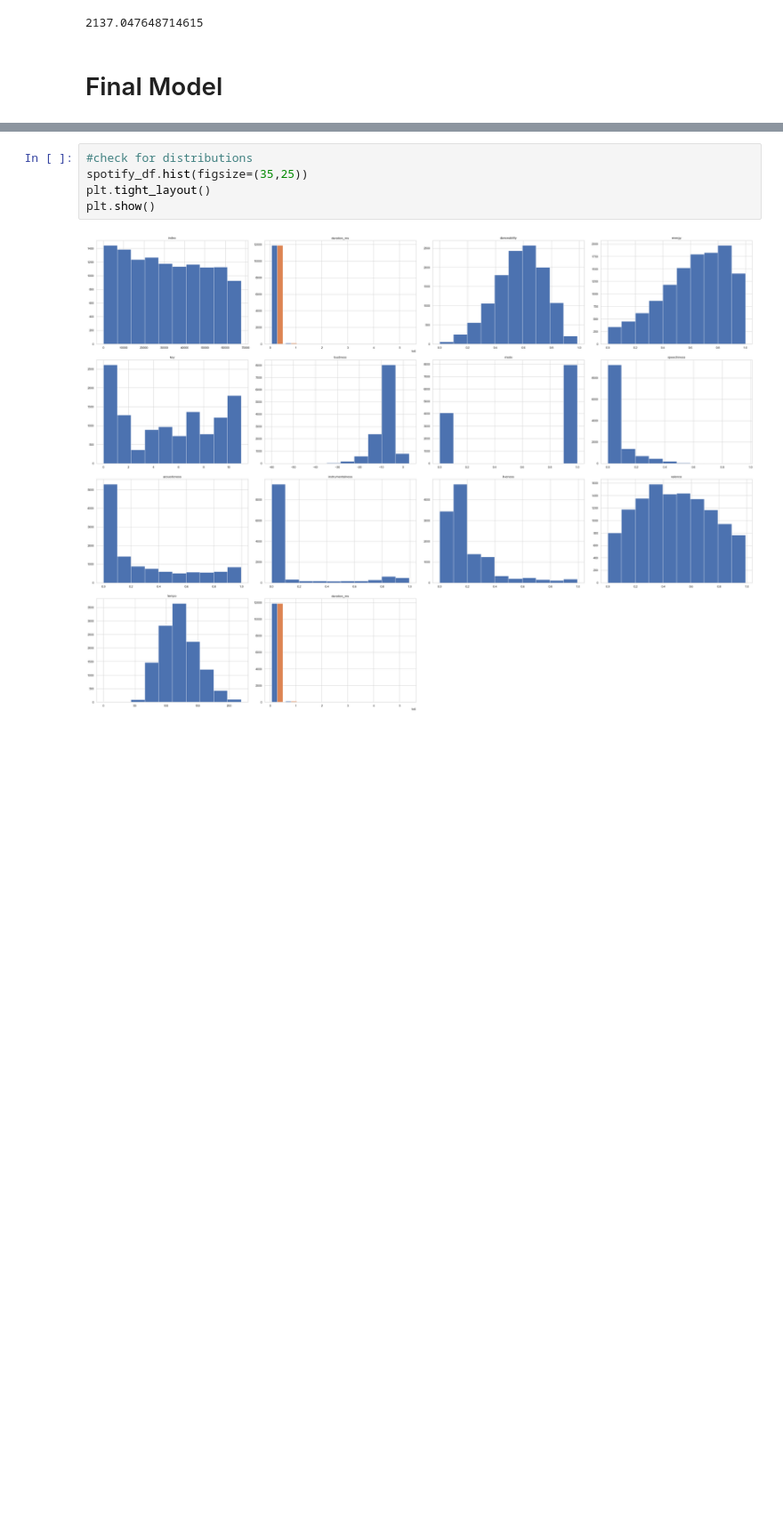
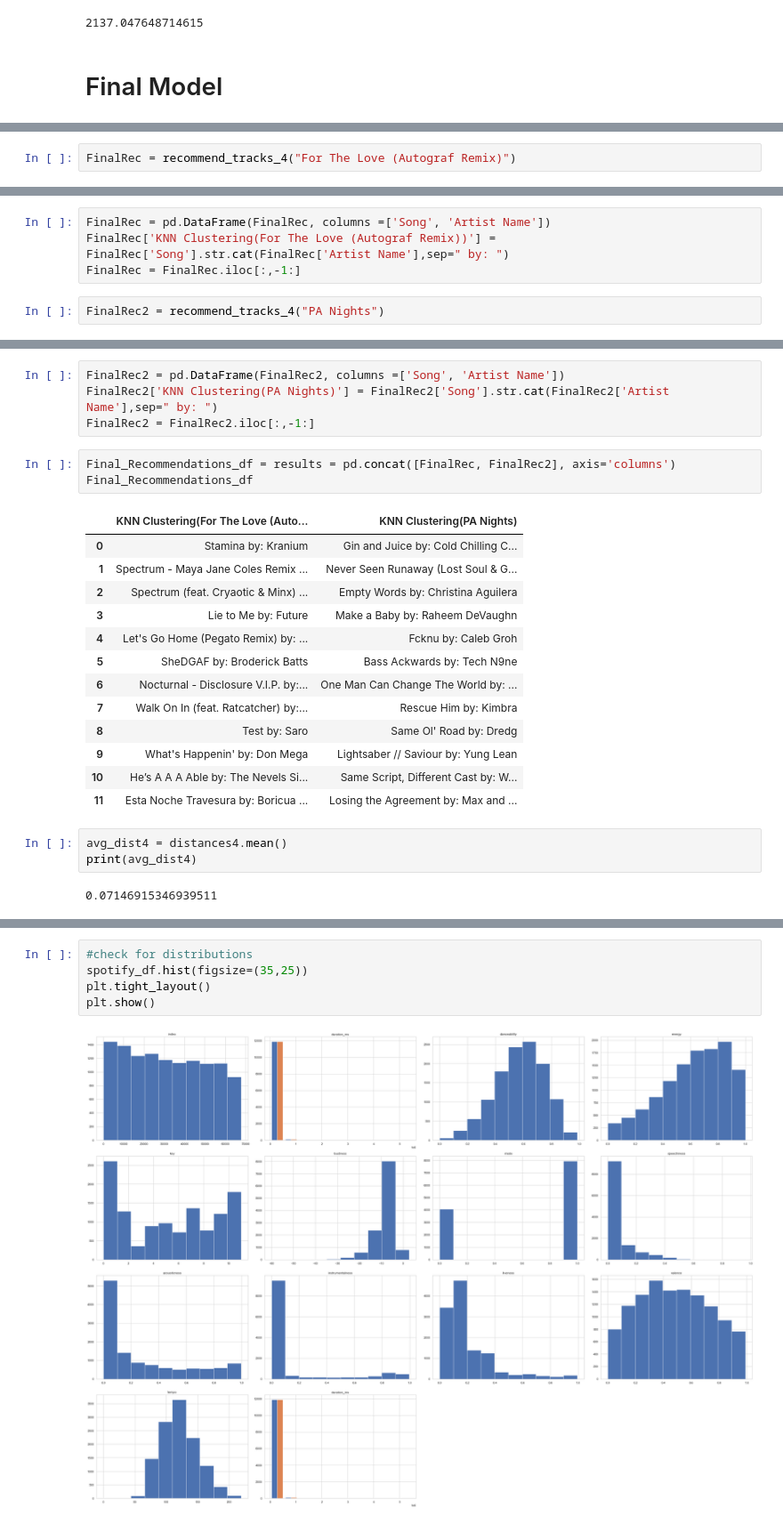
Before and after one commit to sumed-h/SpotifySongRecAudFeatures, a Jupyter notebook: Notebooks/jan13.ipynb, the cells around one changed output, grey strips where cells are left out. Shown at 89% size. Cells and saved outputs as stored; diff of their text form; blank space fills up the shorter version.

```diff
--- a/Notebooks/jan13.ipynb
+++ b/Notebooks/jan13.ipynb
@@ -1245,3 +1144,5 @@ def recommend_tracks_3(track=None):
             recommendations.append((metadatafeat.iloc[id]["track_name"], metadatafeat.iloc[id]["artist_name"]))
             print(metadatafeat.iloc[id]["track_name"], metadatafeat.iloc[id]["artist_name"])
         return recommendations
+# %%
+FinalRec = recommend_tracks_4("For The Love (Autograf Remix)")
@@ -1247,0 +1162,6 @@ def recommend_tracks_3(track=None):
+# %%
+FinalRec = pd.DataFrame(FinalRec, columns =['Song', 'Artist Name'])
+FinalRec['KNN Clustering(For The Love (Autograf Remix))'] = FinalRec['Song'].str.cat(FinalRec['Artist Name'],sep=" by: ")
+FinalRec = FinalRec.iloc[:,-1:]
+# %%
+FinalRec2 = recommend_tracks_4("PA Nights")
@@ -1247,0 +1181,26 @@ def recommend_tracks_3(track=None):
+# %%
+FinalRec2 = pd.DataFrame(FinalRec2, columns =['Song', 'Artist Name'])
+FinalRec2['KNN Clustering(PA Nights)'] = FinalRec2['Song'].str.cat(FinalRec2['Artist Name'],sep=" by: ")
+FinalRec2 = FinalRec2.iloc[:,-1:]
+# %%
+Final_Recommendations_df = results = pd.concat([FinalRec, FinalRec2], axis='columns')
+Final_Recommendations_df
+# %% [output]
+|  | KNN Clustering(For The Love (Auto... | KNN Clustering(PA Nights) |
+| 0 | Stamina by: Kranium | Gin and Juice by: Cold Chilling C... |
+| 1 | Spectrum - Maya Jane Coles Remix ... | Never Seen Runaway (Lost Soul & G... |
+| 2 | Spectrum (feat. Cryaotic & Minx) ... | Empty Words by: Christina Aguilera |
+| 3 | Lie to Me by: Future | Make a Baby by: Raheem DeVaughn |
+| 4 | Let's Go Home (Pegato Remix) by: ... | Fcknu by: Caleb Groh |
+| 5 | SheDGAF by: Broderick Batts | Bass Ackwards by: Tech N9ne |
+| 6 | Nocturnal - Disclosure V.I.P. by:... | One Man Can Change The World by: ... |
+| 7 | Walk On In (feat. Ratcatcher) by:... | Rescue Him by: Kimbra |
+| 8 | Test by: Saro | Same Ol' Road by: Dredg |
+| 9 | What's Happenin' by: Don Mega | Lightsaber // Saviour by: Yung Lean |
+| 10 | He’s A A A Able by: The Nevels Si... | Same Script, Different Cast by: W... |
+| 11 | Esta Noche Travesura by: Boricua ... | Losing the Agreement by: Max and ... |
+# %%
+avg_dist4 = distances4.mean()
+print(avg_dist4)
+# %% [output]
+0.07146915346939511
```
Also changed, not shown: parts of 34 cells of this notebook.
